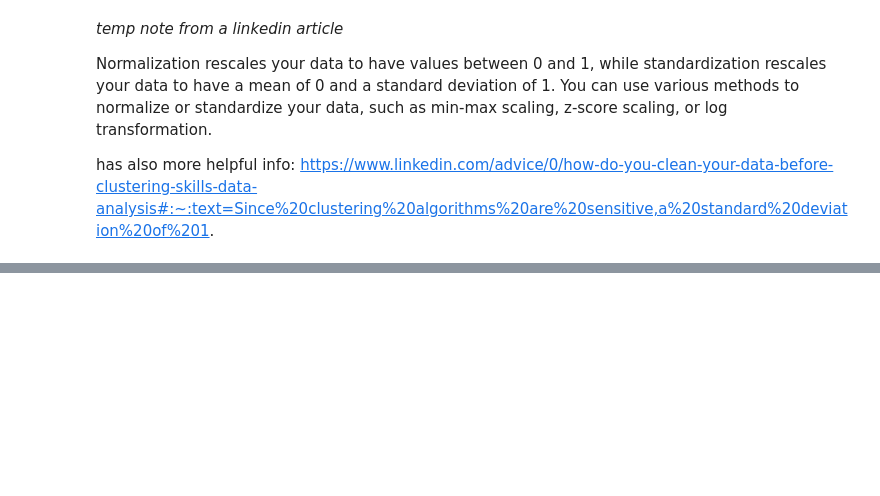
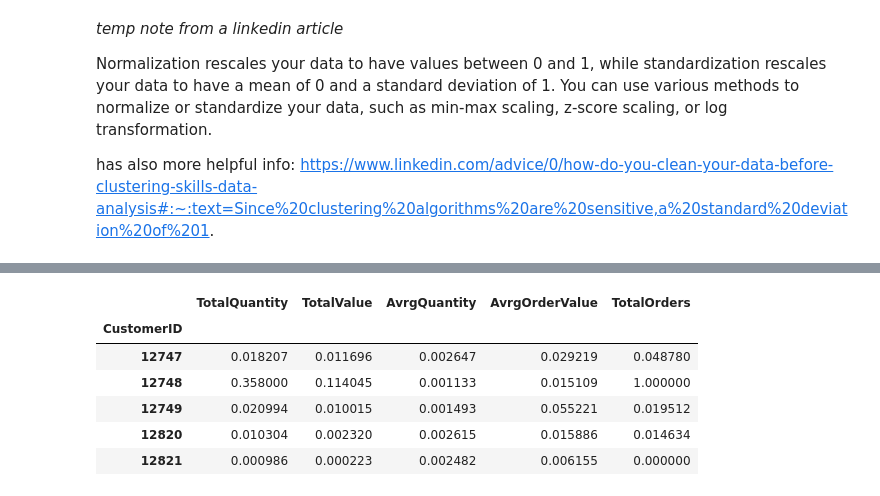
Before and after one commit to dimitsagk/ClientClustering_InventoryForecast, a Jupyter notebook: notebooks/03_ClientClustering_ML-notebook.ipynb, the cells around one changed output, grey strips where cells are left out. Cells and saved outputs as stored; diff of their text form; code cells hidden in the pictures; blank space fills up the shorter version.

```diff
--- a/notebooks/03_ClientClustering_ML-notebook.ipynb
+++ b/notebooks/03_ClientClustering_ML-notebook.ipynb
@@ -197,0 +223,11 @@ https://www.linkedin.com/advice/0/how-do-you-clean-your-data-before-clustering-s
+# %%
+cust_norm = pd.DataFrame(cust_norm, columns = cust.columns, index=cust.index)
+cust_norm.head()
+# %% [output]
+|  | TotalQuantity | TotalValue | AvrgQuantity | AvrgOrderValue | TotalOrders |
+| CustomerID |  |  |  |  |  |
+| 12747 | 0.018207 | 0.011696 | 0.002647 | 0.029219 | 0.048780 |
+| 12748 | 0.358000 | 0.114045 | 0.001133 | 0.015109 | 1.000000 |
+| 12749 | 0.020994 | 0.010015 | 0.001493 | 0.055221 | 0.019512 |
+| 12820 | 0.010304 | 0.002320 | 0.002615 | 0.015886 | 0.014634 |
+| 12821 | 0.000986 | 0.000223 | 0.002482 | 0.006155 | 0.000000 |
```
Also changed, not shown: parts of 16 cells of this notebook.
